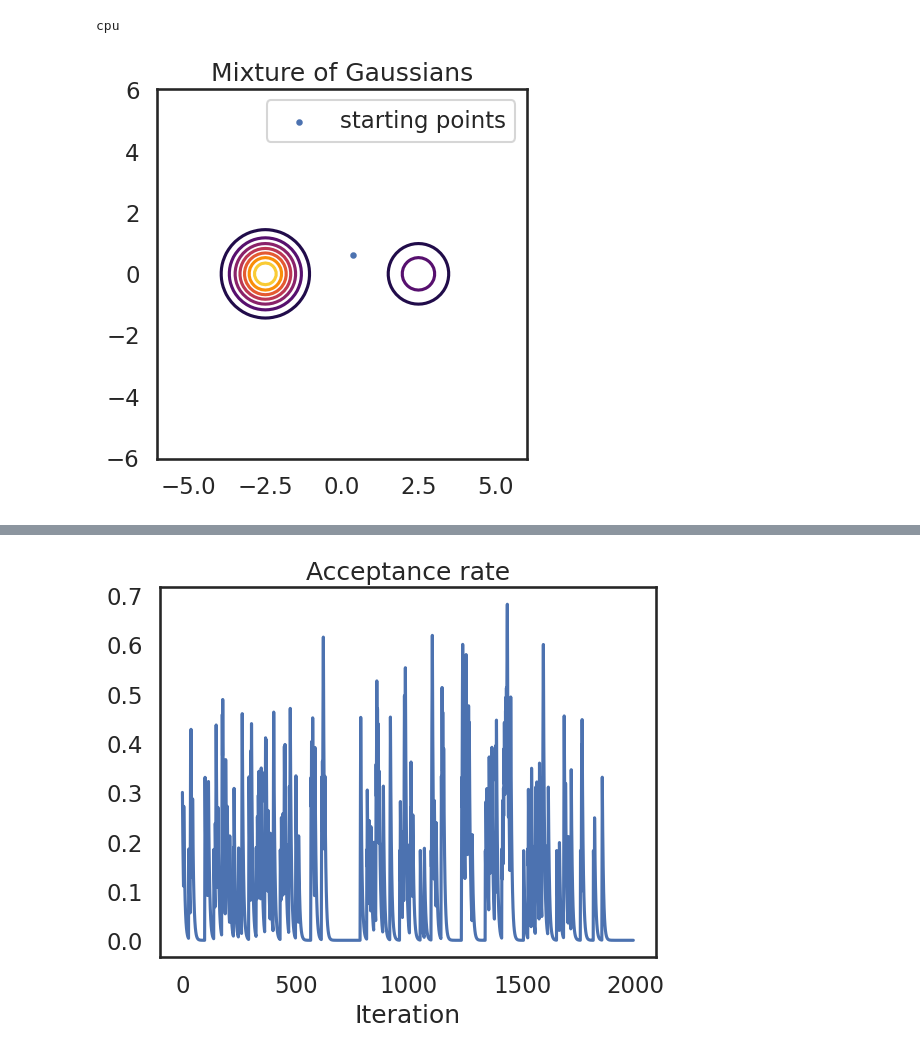
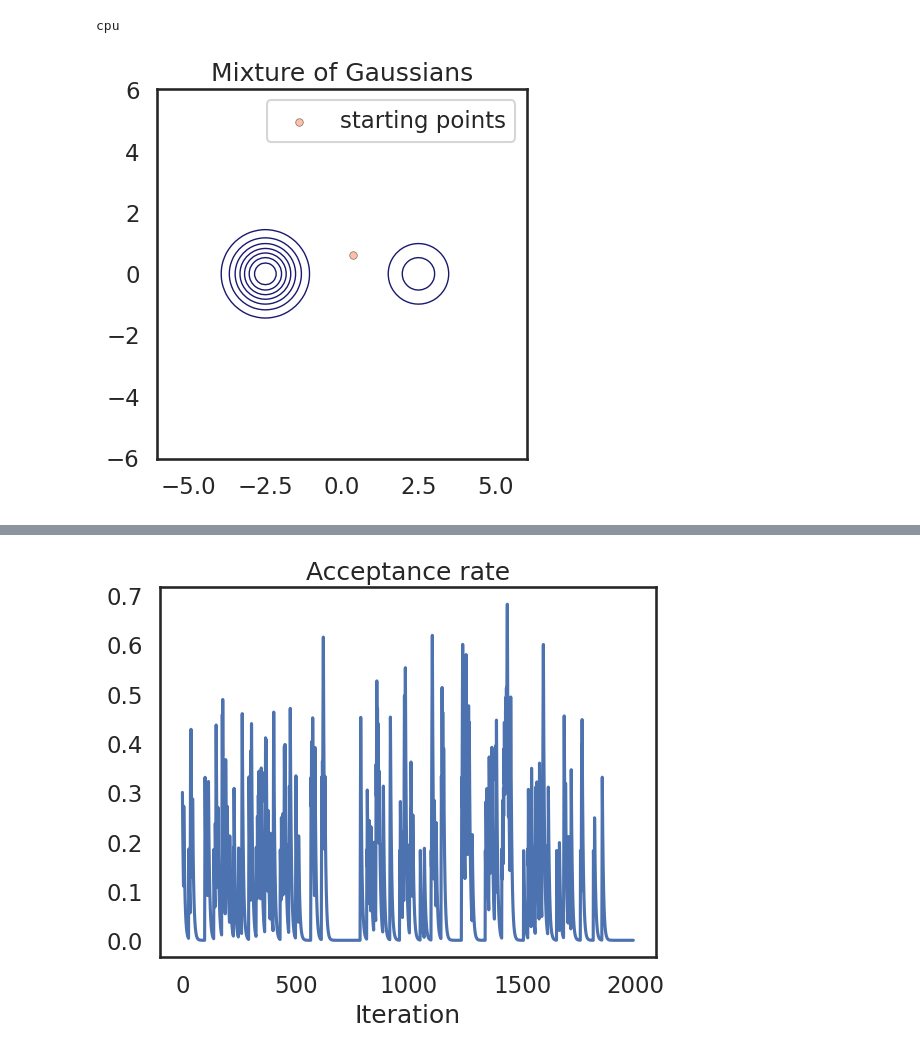
Before and after one commit to svsamsonov/ex2mcmc_new, a Jupyter notebook: colab_notebooks/flex2mcmc_MoG.ipynb, the cells around one changed output, grey strips where cells are left out. Cells and saved outputs as stored; diff of their text form; code cells hidden in the pictures.

```diff
--- a/colab_notebooks/flex2mcmc_MoG.ipynb
+++ b/colab_notebooks/flex2mcmc_MoG.ipynb
@@ -169,30 +168,31 @@ class MoG(object):
 
         ax.contour(X, Y, Z.exp(),
                    #levels = levels,
-                   alpha=1., cmap='inferno')
+                   alpha=1., colors='midnightblue', linewidths=1) #cmap='inferno')
 # %%
 dim = 100
 locs = torch.FloatTensor([[2.5]*(dim-1) + [0], [-2.5]*(dim-1) + [0]])
 covs = 0.5 * torch.eye(dim)[None, ...].repeat(2, 1, 1).float()
 weights = torch.FloatTensor([1, 3])
 
 mog = MoG(locs.to(device), covs.to(device), weights.to(device))
 
 ax = plt.subplot()
 mog.plot_2d_countour(ax)
 
 random_seed(42)
 
 start_mog = torch.randn((N_CHAINS, mog.dim))
 
 proj_slice = [PROJ_DIM1, PROJ_DIM2]
-plt.scatter(*start_mog[:, proj_slice].T, s=10, label='starting points')
+plt.scatter(*start_mog[:, proj_slice].T, s=30, c='coral', edgecolors='black', linewidth=0.5, alpha=0.5, label='starting points', marker='o')
+# sns.scatterplot()
 plt.title('Mixture of Gaussians')
 plt.legend()
 ax.set_aspect('equal')
 plt.show()
 # %% [output]
-[figure, old version]
+[figure, new version]
 # %%
 step_size = 0.1
 
```
Also changed, not shown: parts of 3 cells of this notebook.
